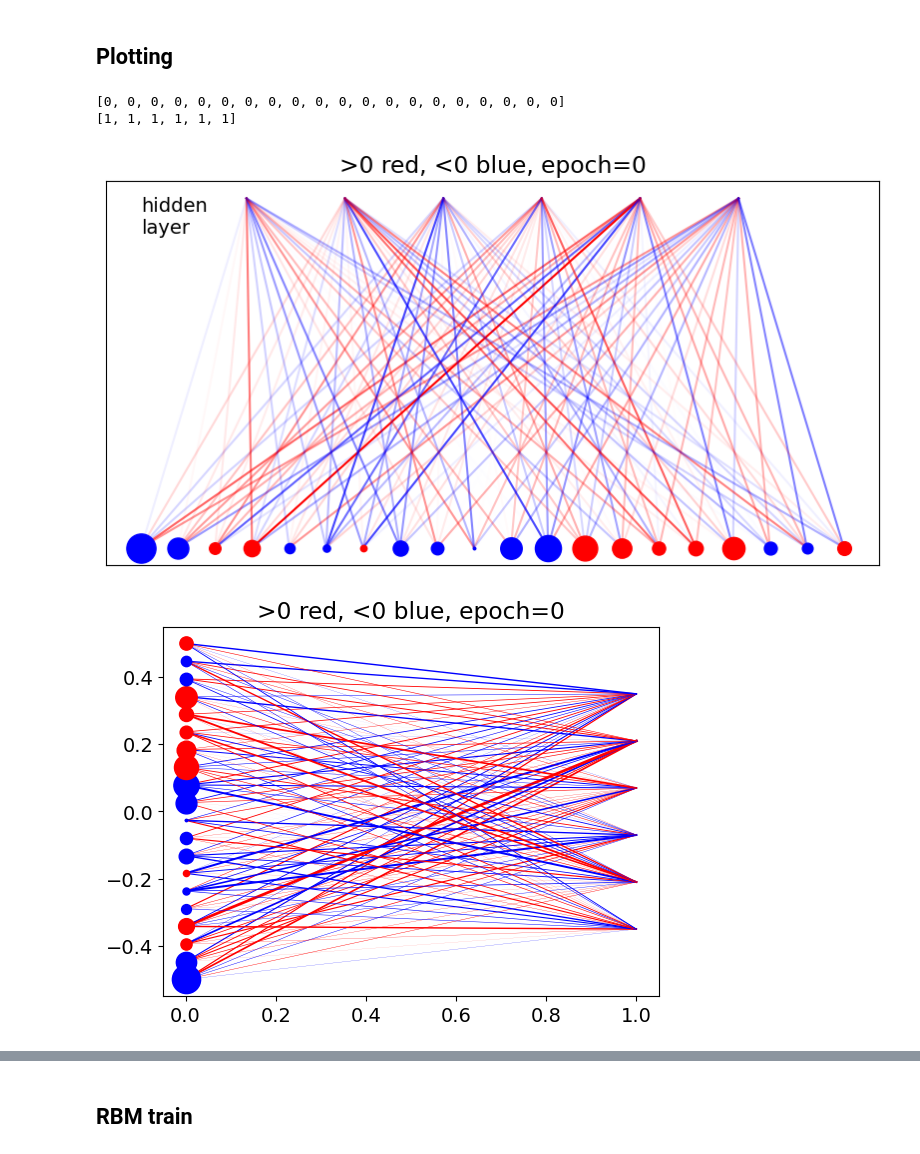
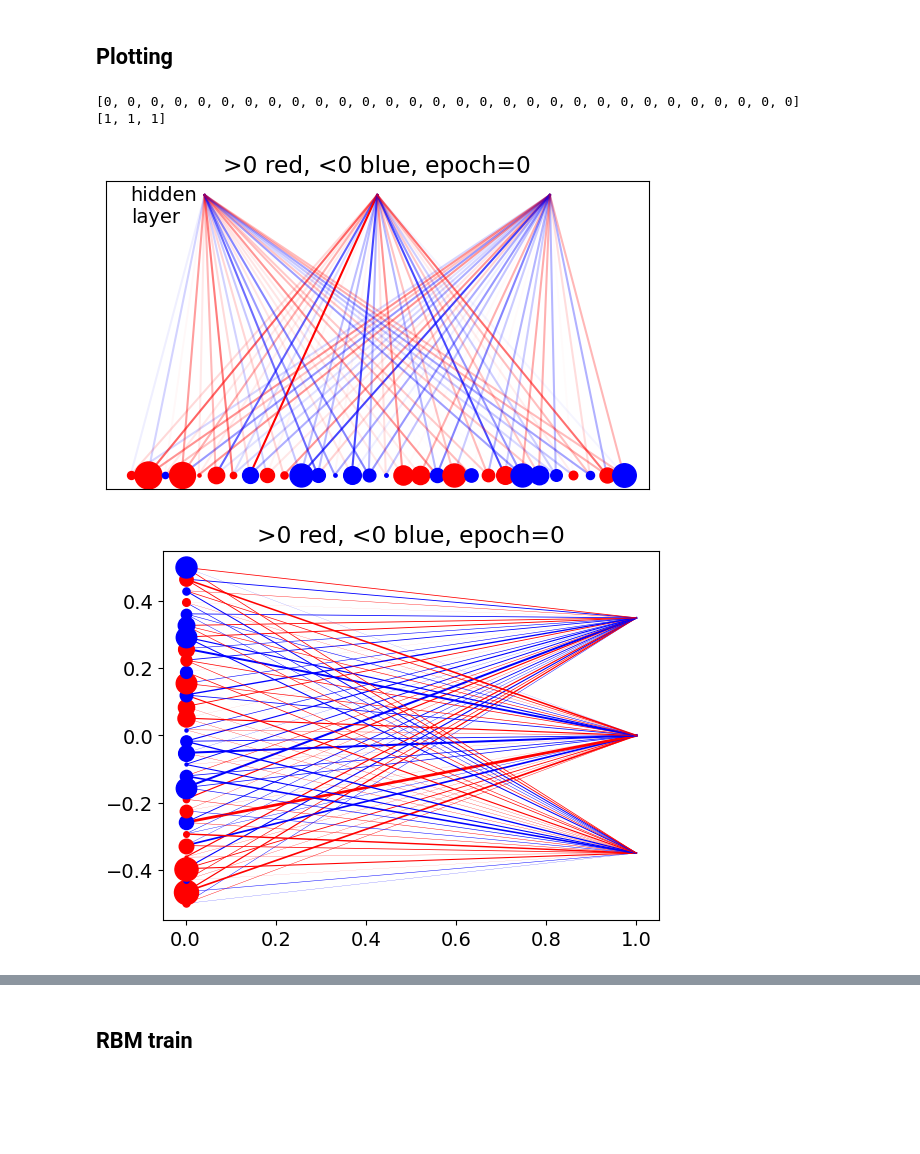
Before and after one commit to RiccardoTancredi/LaboratoryOfComputationalPhysics-Mod.B, a Jupyter notebook: E2/RBM_23.ipynb, the cells around one changed output, grey strips where cells are left out. Cells and saved outputs as stored; diff of their text form; code cells hidden in the pictures; blank space fills up the shorter version.

```diff
--- a/E2/RBM_23.ipynb
+++ b/E2/RBM_23.ipynb
@@ -5,7 +5,7 @@ import matplotlib.pyplot as plt
 from matplotlib.ticker import NullFormatter
 plt.rcParams['font.size'] = 14
 # %%
-CASE=1
+CASE=0
 if CASE==0: dname="DATA"
 if CASE==1: dname="DATA_b"
 
@@ -35,7 +35,7 @@ else:
 
 print(f'each of N={N} data has L={L} digits')
 
-for i in range(min(12,N)):
+for i in range(min(3,N)):
     if SPINS: print(v0[i],"\n->",v[i])
     else: print(v[i])
 print('...')
@@ -125,41 +109,41 @@ def plotgraph_vert(epoch=0):
 
     for j in range(M):
         plt.scatter(x2[j], y2[j], s=A*abs(b[j]), zorder=2, c=mycolor(b[j]), marker="s")
     plt.figaspect(1)
     plt.title(f'>0 red, <0 blue, epoch={epoch}')
     plt.show()
 
 def plotgraph(epoch=0):
-    fig, ax = plt.subplots(1,1 , figsize=(10, 5))
+    fig, ax = plt.subplots(1,1 , figsize=(7, 4))
     ax.tick_params(left=False,bottom=False)
     ax.xaxis.set_major_formatter(NullFormatter())
     ax.yaxis.set_major_formatter(NullFormatter())
 
     A=1./max(w.max(),-w.min())
     for i in range(L):
         for j in range(M):
             ex, ey, col = (y1[i],y2[j]),(x1[i],x2[j]),mycolor(w[i][j])
             ax.plot(ex, ey, col, zorder=1, alpha=A*abs(w[i][j]))
     # Scatter plot on top of lines
     #A=300./(a.max()+b.max())
     A=500.
     for i in range(L):
         ax.scatter(y1[i],x1[i], s=A*abs(a[i]), zorder=2, c=mycolor(a[i]))
     for j in range(M):
         ax.scatter(y2[j], x2[j], s=min(300,A*abs(b[j])), zorder=2, c=mycolor(b[j]), marker="s")
     ax.set_title(f'>0 red, <0 blue, epoch={epoch}')
     ax.text(-0.5,0.9,"hidden\nlayer")
     plt.show()
 
 plotgraph()
 # %% [output]
-[0, 0, 0, 0, 0, 0, 0, 0, 0, 0, 0, 0, 0, 0, 0, 0, 0, 0, 0, 0]
-[1, 1, 1, 1, 1, 1]
+[0, 0, 0, 0, 0, 0, 0, 0, 0, 0, 0, 0, 0, 0, 0, 0, 0, 0, 0, 0, 0, 0, 0, 0, 0, 0, 0, 0, 0, 0]
+[1, 1, 1]
-[figure, old version]
+[figure, new version]
 # %%
 plotgraph_vert()
 # %% [output]
-[figure, old version]
+[figure, new version]
 # %%
 # eq(213) page 97, activation via sigmoid
 # taking into account energy gap DE=2 for "spin" variables (-1,1)
```
Also changed, not shown: parts of 6 cells of this notebook, 4 other files.
